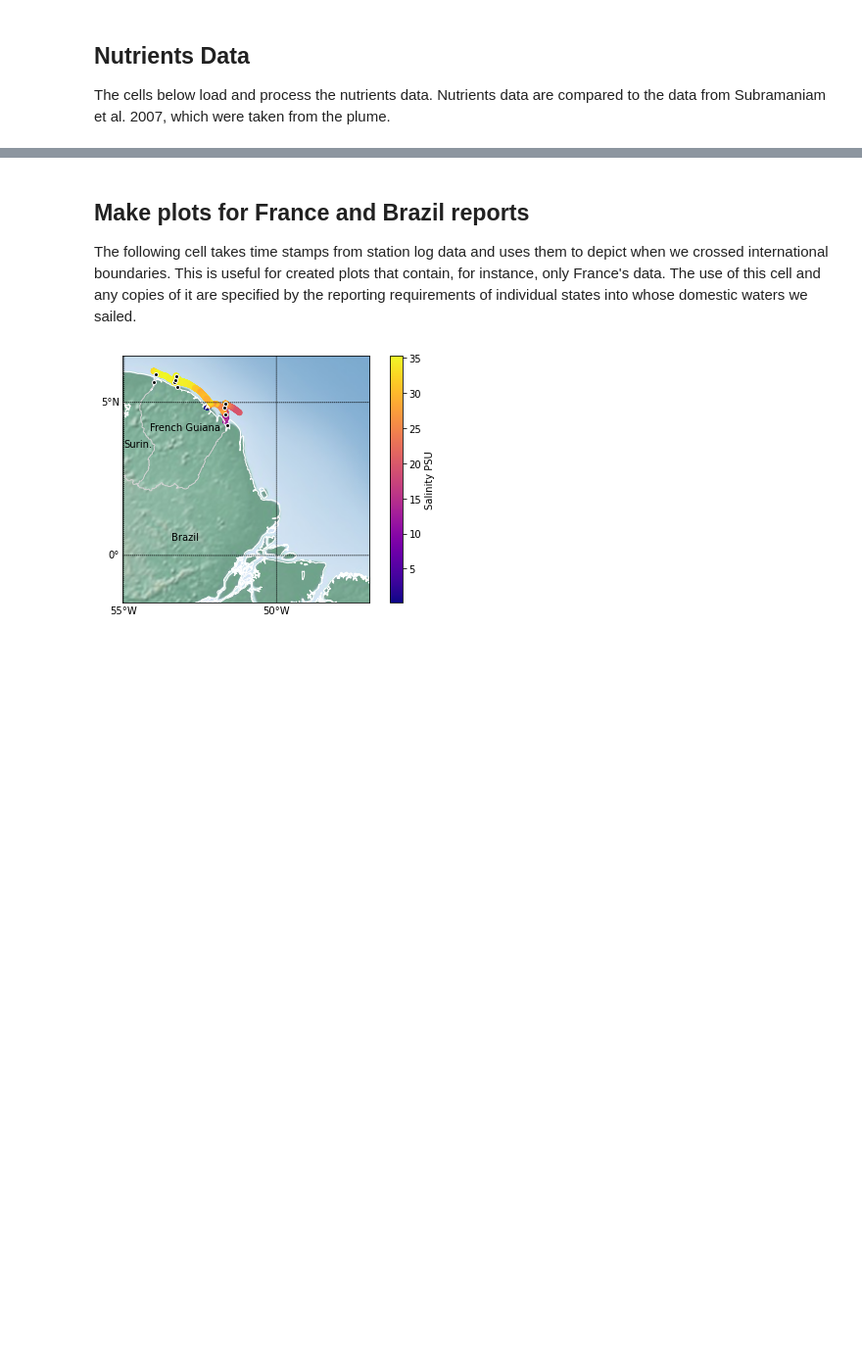
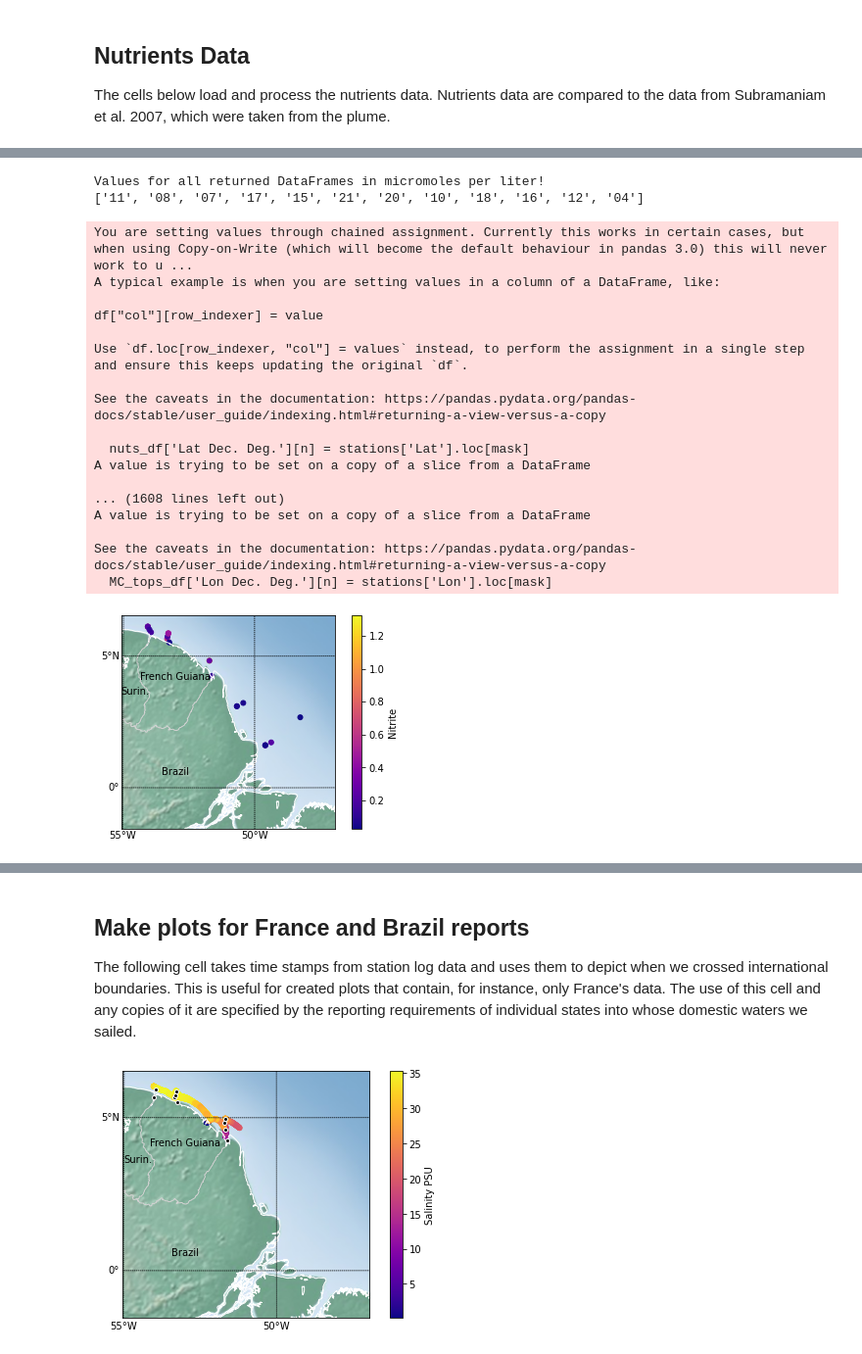
Before and after one commit to DirtBurner/MUDBENCS, a Jupyter notebook: MUDBENCS_CTD.ipynb, the cells around one changed output, grey strips where cells are left out. Shown at 98% size. Saved outputs shown, nothing was run; the diff lists cells and outputs as text; code cells hidden in the pictures; blank space fills up the shorter version.

```diff
--- a/MUDBENCS_CTD.ipynb
+++ b/MUDBENCS_CTD.ipynb
@@ -12,3 +12,6 @@ import matplotlib.pyplot as plt
 import numpy as np
 import pandas as pd
 import MUDBENCS_calcs as MB
+from matplotlib.patches import Polygon
+
+dest_dir = r'C:\Users\beros\Box\UDrive_brosenheim\My_Documents\Research\Seagoing Expeditions\CHEM-OCE Guianas Mudbanks 2020\Expedition prep\MUDBENCS\CTD_Data'
@@ -49,0 +53,30 @@ Upcast data selected!
+# %%
+#Save .csv files with all bottle depth averages from upcasts only.
+
+CTD_list = [
+    '01CTD',
+    '02CTD',
+    '04CTD',
+    '05CTD',
+    '06CTD',
+    '07CTD',
+    '08CTD',
+    '10CTD',
+    '13CTD',
+    '14CTD',
+    '16CTD',
+    '17CTD',
+    '20CTD'
+]
+
+for ctd in CTD_list:
+    print('Analyzing CTD cast: ', ctd)
+    down_df, up_df, bot_avgs, bot_stds, ax = MB.load_CTD_data(
+        ctd, #Change this for different CTD casts
+        variables=['density', 'TEMP', 'PSAL'],   #Change variables to plot here. Default shown (argument optional)
+        plot_data=False, #Change to False to suppress profile plots. True is default (argument optional)
+        direction='both',    #Plot downcast, upcast, or both (down, up, both). Both is default (argument optional)
+        up_cast_only=False
+    )
+    #bot_avgs.to_csv(directory+'/'+ctd+'_avgs.csv')
+    #bot_stds.to_csv(directory+'/'+ctd+'_stds.csv')
@@ -264,0 +271,32 @@ print(MC_tops_df.head())
+# %%
+nuts_df, surface_nuts_df, MC_tops_df, QC_df, reference_df, RMNS_df, LOD_df = MB.load_nuts()
+Subra_df = MB.load_Subramaniam_nuts()
+
+variable = 'Nitrite'
+
+
+MB_map = MB.MUDBENCS_map(nuts_df, variable, label_countries=True, add_stations=False)
+
+
+plt.savefig(dest_dir + '/Maps/nutrients_' + variable + '.svg', dpi=600)
+# %% [output]
+Values for all returned DataFrames in micromoles per liter!
+['11', '08', '07', '17', '15', '21', '20', '10', '18', '16', '12', '04']
+You are setting values through chained assignment. Currently this works in certain cases, but when using Copy-on-Write (which will become the default behaviour in pandas 3.0) this will never work to u ...
+A typical example is when you are setting values in a column of a DataFrame, like:
+
+df["col"][row_indexer] = value
+
+Use `df.loc[row_indexer, "col"] = values` instead, to perform the assignment in a single step and ensure this keeps updating the original `df`.
+
+See the caveats in the documentation: https://pandas.pydata.org/pandas-docs/stable/user_guide/indexing.html#returning-a-view-versus-a-copy
+
+  nuts_df['Lat Dec. Deg.'][n] = stations['Lat'].loc[mask]
+A value is trying to be set on a copy of a slice from a DataFrame
+
+... (1608 lines left out)
+A value is trying to be set on a copy of a slice from a DataFrame
+
+See the caveats in the documentation: https://pandas.pydata.org/pandas-docs/stable/user_guide/indexing.html#returning-a-view-versus-a-copy
+  MC_tops_df['Lon Dec. Deg.'][n] = stations['Lon'].loc[mask]
+[figure, added]
```
Also changed, not shown: parts of 17 cells of this notebook, 6 other files.
